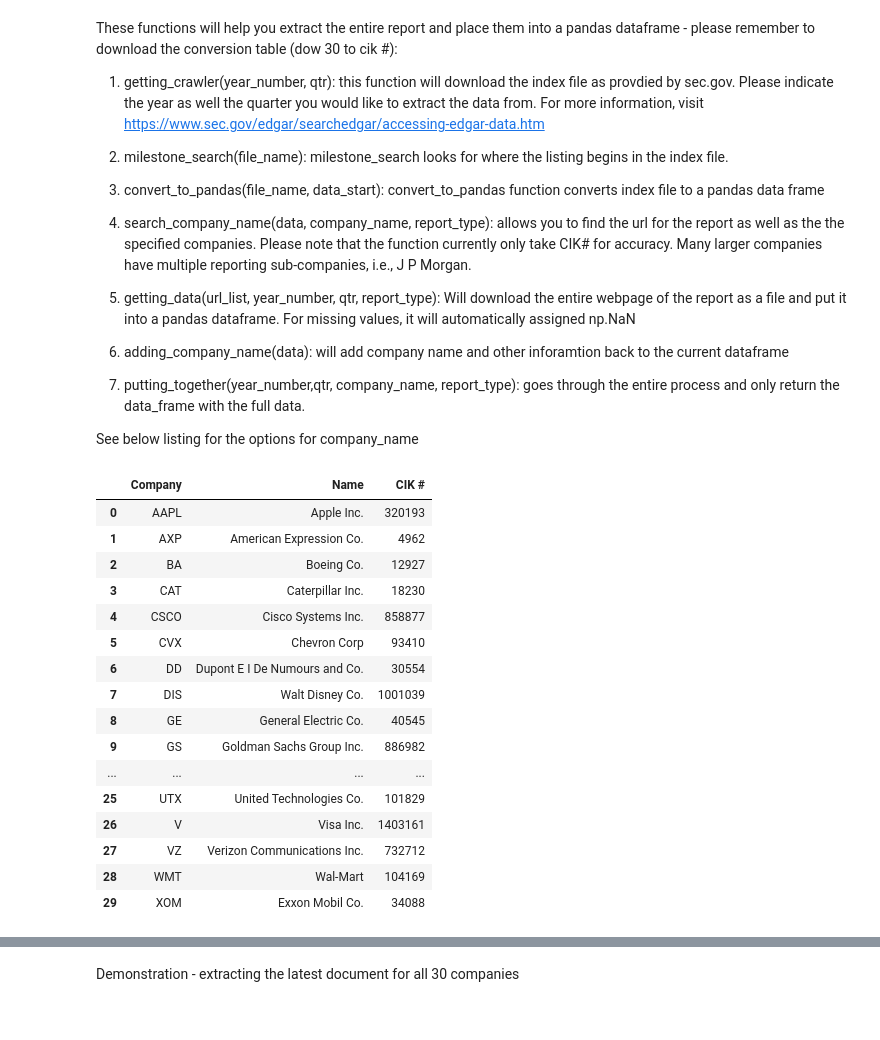
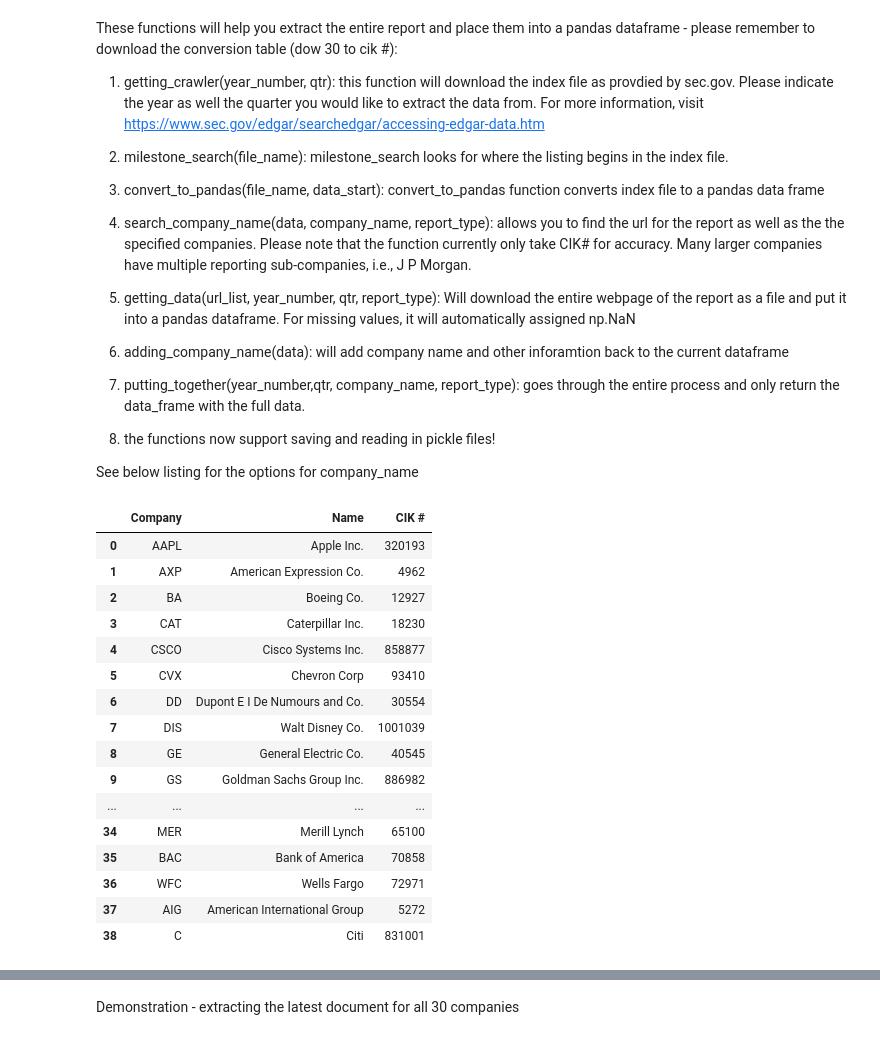
Before and after one commit to tombombadilj/NLP_10-K, a Jupyter notebook: report_extracting.ipynb, the cells around one changed output, grey strips where cells are left out. Cells and saved outputs as stored; diff of their text form; code cells hidden in the pictures.

```diff
--- a/report_extracting.ipynb
+++ b/report_extracting.ipynb
@@ -14,4 +14,6 @@ These functions will help you extract the entire report and place them into a pa
 
 7) putting_together(year_number,qtr, company_name, report_type): goes through the entire process and only return the data_frame with the full data.
 
+8) the functions now support saving and reading in pickle files!
+
 See below listing for the options for company_name
@@ -18,22 +29,2 @@ See below listing for the options for company_name
 # %%
-company_table = pd.read_csv("cik_list.csv")
+company_table = pd.read_csv("cik_list.csv",sep="\t")
-# %%
-company_table[["Company","Name","CIK #"]]
-# %% [output]
-|  | Company | Name | CIK # |
-| 0 | AAPL | Apple Inc. | 320193 |
-| 1 | AXP | American Expression Co. | 4962 |
-| 2 | BA | Boeing Co. | 12927 |
-| 3 | CAT | Caterpillar Inc. | 18230 |
-| 4 | CSCO | Cisco Systems Inc. | 858877 |
-| 5 | CVX | Chevron Corp | 93410 |
-| 6 | DD | Dupont E I De Numours and Co. | 30554 |
-| 7 | DIS | Walt Disney Co. | 1001039 |
-| 8 | GE | General Electric Co. | 40545 |
-| 9 | GS | Goldman Sachs Group Inc. | 886982 |
-| ... | ... | ... | ... |
-| 25 | UTX | United Technologies Co. | 101829 |
-| 26 | V | Visa Inc. | 1403161 |
-| 27 | VZ | Verizon Communications Inc. | 732712 |
-| 28 | WMT | Wal-Mart | 104169 |
-| 29 | XOM | Exxon Mobil Co. | 34088 |
@@ -48,3 +31,23 @@ import regex as re
+# %%
+company_table
+# %% [output]
+|  | Company | Name | CIK # |
+| 0 | AAPL | Apple Inc. | 320193 |
+| 1 | AXP | American Expression Co. | 4962 |
+| 2 | BA | Boeing Co. | 12927 |
+| 3 | CAT | Caterpillar Inc. | 18230 |
+| 4 | CSCO | Cisco Systems Inc. | 858877 |
+| 5 | CVX | Chevron Corp | 93410 |
+| 6 | DD | Dupont E I De Numours and Co. | 30554 |
+| 7 | DIS | Walt Disney Co. | 1001039 |
+| 8 | GE | General Electric Co. | 40545 |
+| 9 | GS | Goldman Sachs Group Inc. | 886982 |
+| ... | ... | ... | ... |
+| 34 | MER | Merill Lynch | 65100 |
+| 35 | BAC | Bank of America | 70858 |
+| 36 | WFC | Wells Fargo | 72971 |
+| 37 | AIG | American International Group | 5272 |
+| 38 | C | Citi | 831001 |
 # %%
 def getting_crawler(year_number,qtr):
     base_url = "https://www.sec.gov/Archives/edgar/full-index/"
```
Also changed, not shown: parts of 24 cells of this notebook, 4 other files.
